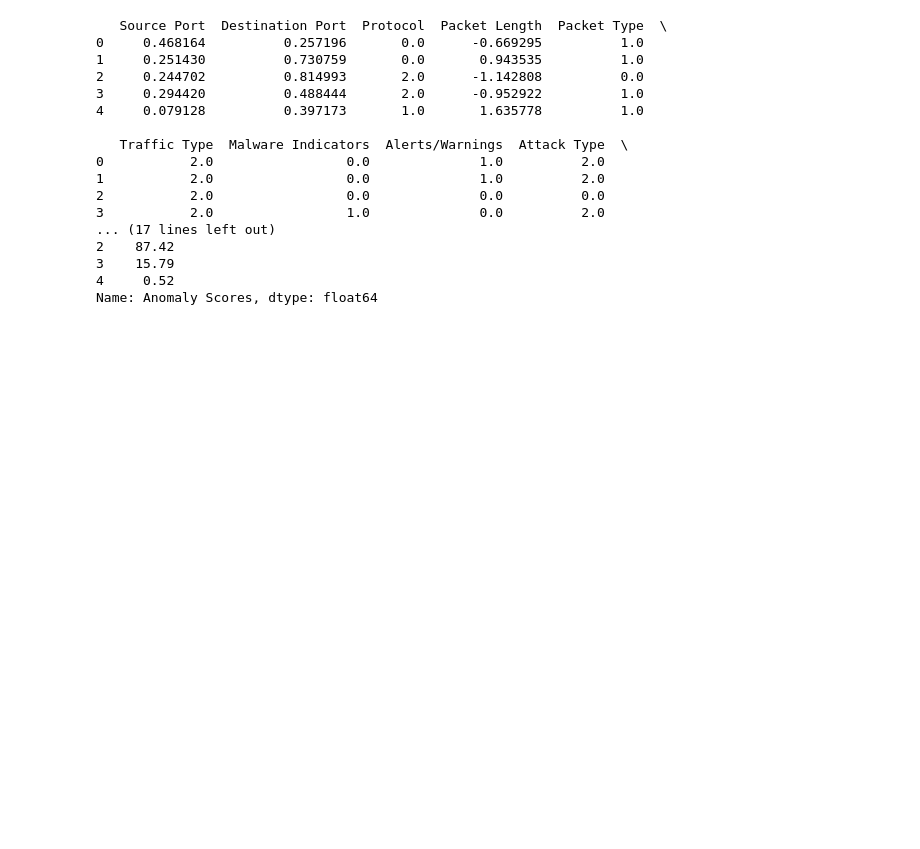
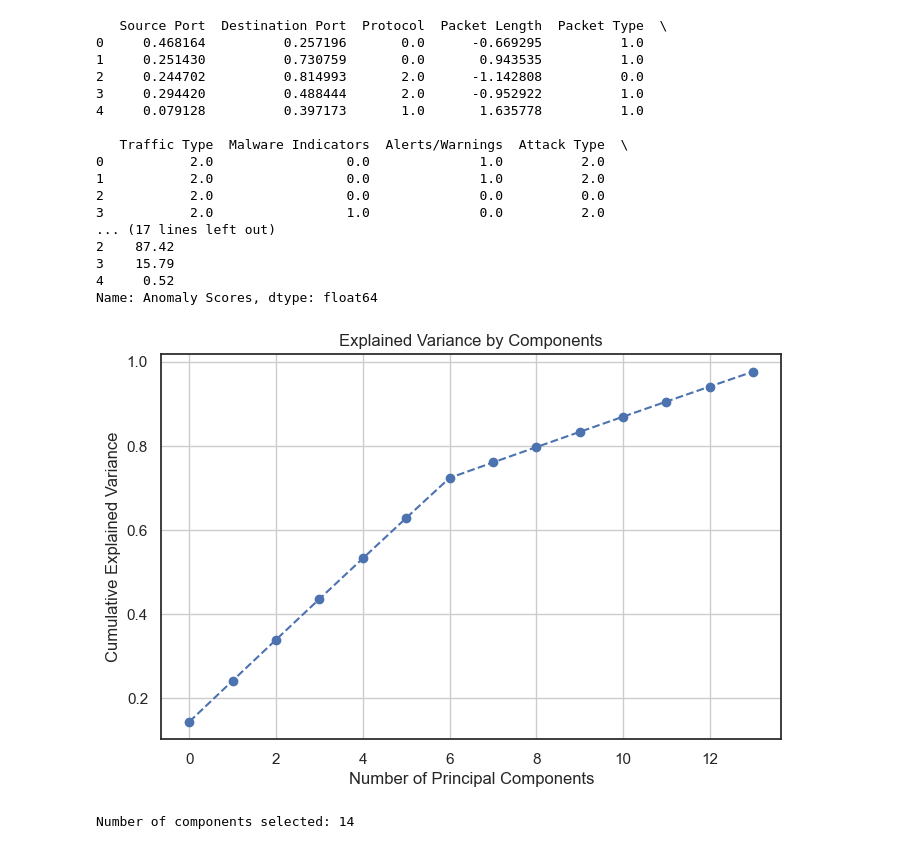
Before and after one commit to HerrNiklasLange/CS5841, a Jupyter notebook: Assign7/main.ipynb, the cells around one changed output. Saved outputs shown, nothing was run; the diff lists cells and outputs as text; code cells hidden in the pictures; blank space fills up the shorter version.

```diff
--- a/Assign7/main.ipynb
+++ b/Assign7/main.ipynb
@@ -199,3 +201,22 @@ print(y.head())
 3    15.79
 4     0.52
 Name: Anomaly Scores, dtype: float64
+# %%
+pca = PCA(n_components=0.95)
+
+X_pca = pca.fit_transform(X)
+
+# Explained variance plot
+plt.figure(figsize=(8,5))
+plt.plot(np.cumsum(pca.explained_variance_ratio_), marker='o', linestyle='--')
+plt.xlabel('Number of Principal Components')
+plt.ylabel('Cumulative Explained Variance')
+plt.title('Explained Variance by Components')
+plt.grid()
+plt.show()
+
+# Number of selected components
+print(f"Number of components selected: {pca.n_components_}")
+# %% [output]
+[figure, added]
+Number of components selected: 14
```
Also changed, not shown: parts of 3 cells of this notebook.
